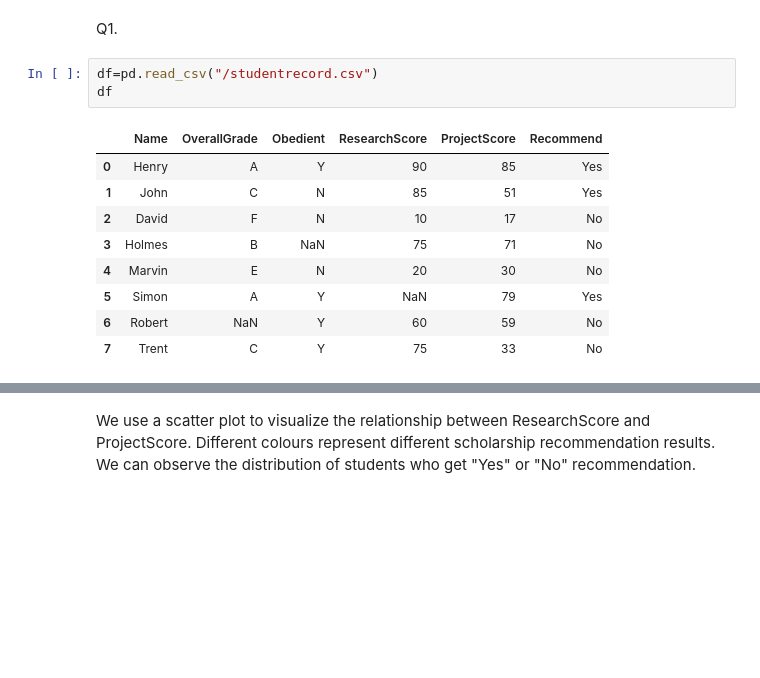
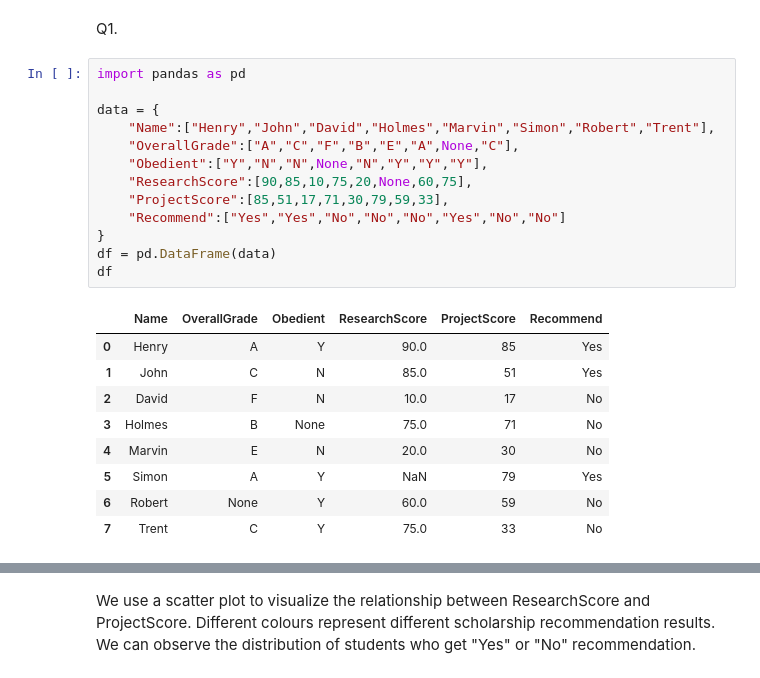
Before and after one commit to Lantonz/data-science-toolkit, a Jupyter notebook: Tutorial3.ipynb, the cells around one changed output, grey strips where cells are left out. Saved outputs shown, nothing was run; the diff lists cells and outputs as text; blank space fills up the shorter version.

```diff
--- a/Tutorial3.ipynb
+++ b/Tutorial3.ipynb
@@ -23,19 +23,29 @@ import matplotlib.pyplot as plt
 import seaborn as sns
 # %% [markdown]
 Q1.
-# %%
-df=pd.read_csv("/studentrecord.csv")
-df
-# %% [output]
-|  | Name | OverallGrade | Obedient | ResearchScore | ProjectScore | Recommend |
-| 0 | Henry | A | Y | 90 | 85 | Yes |
-| 1 | John | C | N | 85 | 51 | Yes |
-| 2 | David | F | N | 10 | 17 | No |
-| 3 | Holmes | B | NaN | 75 | 71 | No |
-| 4 | Marvin | E | N | 20 | 30 | No |
-| 5 | Simon | A | Y | NaN | 79 | Yes |
-| 6 | Robert | NaN | Y | 60 | 59 | No |
-| 7 | Trent | C | Y | 75 | 33 | No |
+# %%
+import pandas as pd
+
+data = {
+    "Name":["Henry","John","David","Holmes","Marvin","Simon","Robert","Trent"],
+    "OverallGrade":["A","C","F","B","E","A",None,"C"],
+    "Obedient":["Y","N","N",None,"N","Y","Y","Y"],
+    "ResearchScore":[90,85,10,75,20,None,60,75],
+    "ProjectScore":[85,51,17,71,30,79,59,33],
+    "Recommend":["Yes","Yes","No","No","No","Yes","No","No"]
+}
+df = pd.DataFrame(data)
+df
+# %% [output]
+|  | Name | OverallGrade | Obedient | ResearchScore | ProjectScore | Recommend |
+| 0 | Henry | A | Y | 90.0 | 85 | Yes |
+| 1 | John | C | N | 85.0 | 51 | Yes |
+| 2 | David | F | N | 10.0 | 17 | No |
+| 3 | Holmes | B | None | 75.0 | 71 | No |
+| 4 | Marvin | E | N | 20.0 | 30 | No |
+| 5 | Simon | A | Y | NaN | 79 | Yes |
+| 6 | Robert | None | Y | 60.0 | 59 | No |
+| 7 | Trent | C | Y | 75.0 | 33 | No |
 # %%
 plt.figure(figsize=(8,5))
 sns.scatterplot(data=df, x='ResearchScore', y='ProjectScore', hue='Recommend', s=100)
```
Also changed, not shown: parts of 5 cells of this notebook.
